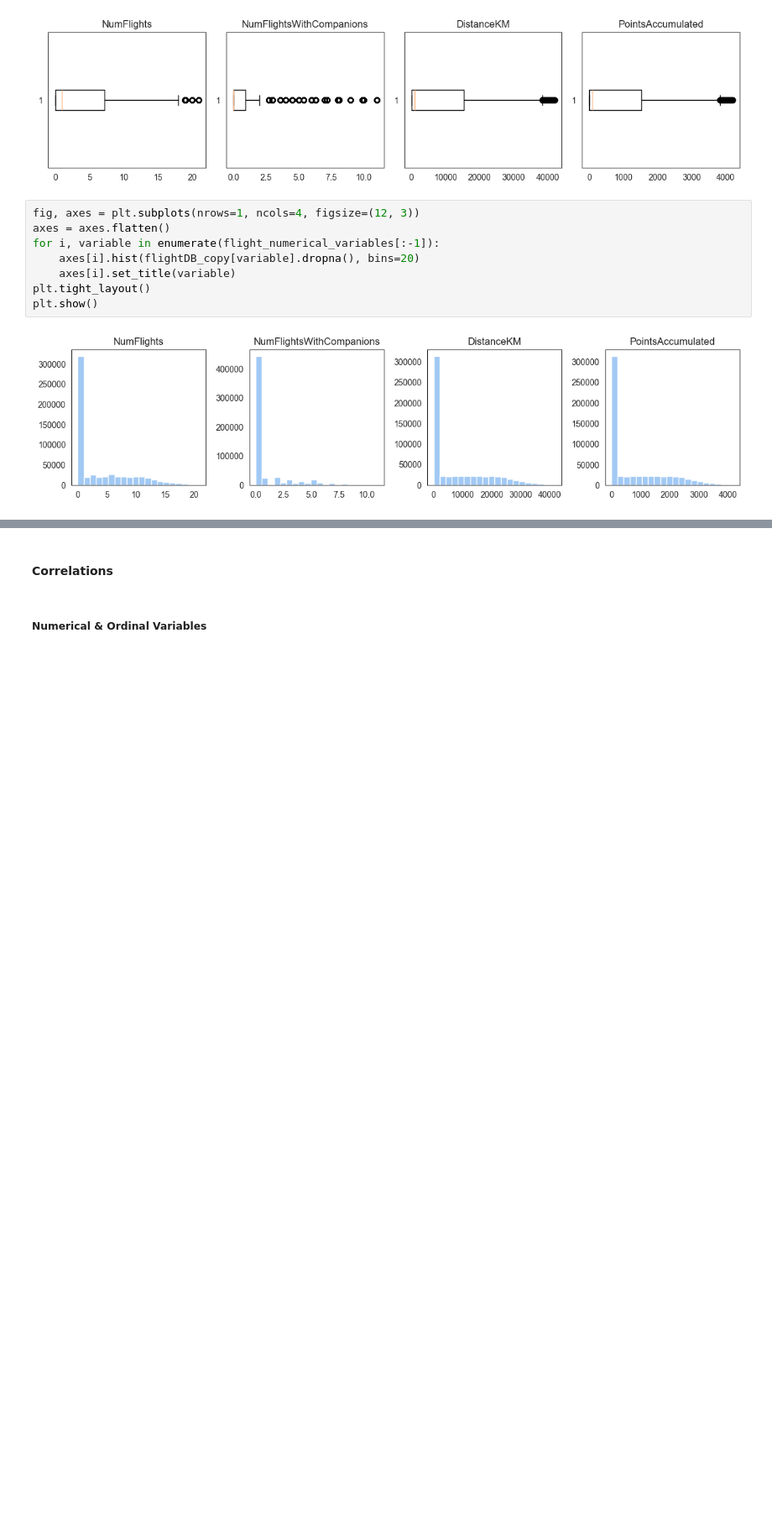
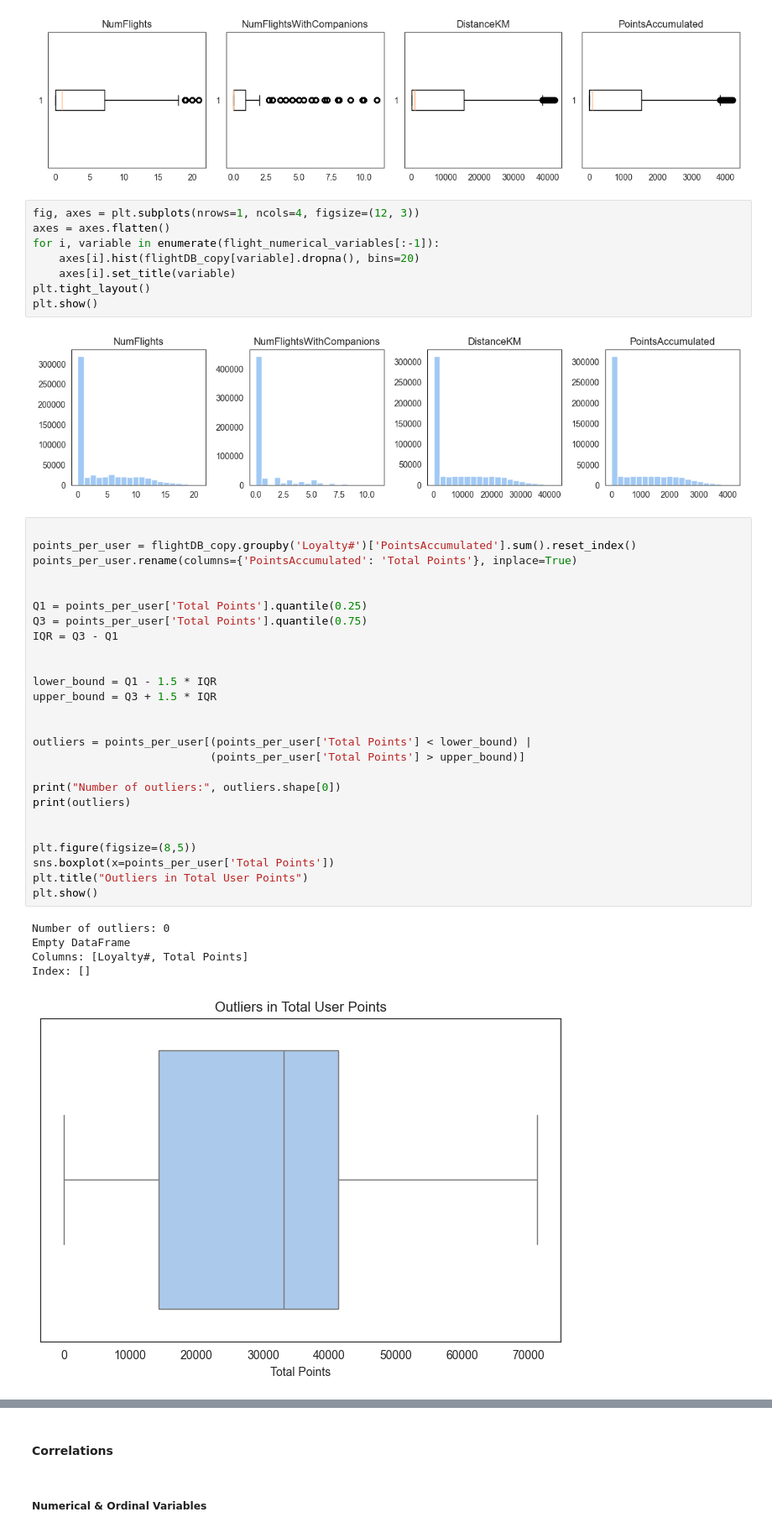
Before and after one commit to lCarvas/data-mining, a Jupyter notebook: src/Group94_EDA_Code.ipynb, the cells around one changed output, grey strips where cells are left out. Shown at 84% size. Cells and saved outputs as stored; diff of their text form; blank space fills up the shorter version.

Commit message:
made some graphs

```diff
--- a/src/Group94_EDA_Code.ipynb
+++ b/src/Group94_EDA_Code.ipynb
@@ -803,3 +805,35 @@ plt.tight_layout()
 plt.show()
 # %% [output]
 [figure]
+# %%
+
+points_per_user = flightDB_copy.groupby('Loyalty#')['PointsAccumulated'].sum().reset_index()
+points_per_user.rename(columns={'PointsAccumulated': 'Total Points'}, inplace=True)
+
+
+Q1 = points_per_user['Total Points'].quantile(0.25)
+Q3 = points_per_user['Total Points'].quantile(0.75)
+IQR = Q3 - Q1
+
+
+lower_bound = Q1 - 1.5 * IQR
+upper_bound = Q3 + 1.5 * IQR
+
+
+outliers = points_per_user[(points_per_user['Total Points'] < lower_bound) |
+                           (points_per_user['Total Points'] > upper_bound)]
+
+print("Number of outliers:", outliers.shape[0])
+print(outliers)
+
+
+plt.figure(figsize=(8,5))
+sns.boxplot(x=points_per_user['Total Points'])
+plt.title("Outliers in Total User Points")
+plt.show()
+# %% [output]
+Number of outliers: 0
+Empty DataFrame
+Columns: [Loyalty#, Total Points]
+Index: []
+[figure, added]
```
Also changed, not shown: parts of 7 cells of this notebook.
